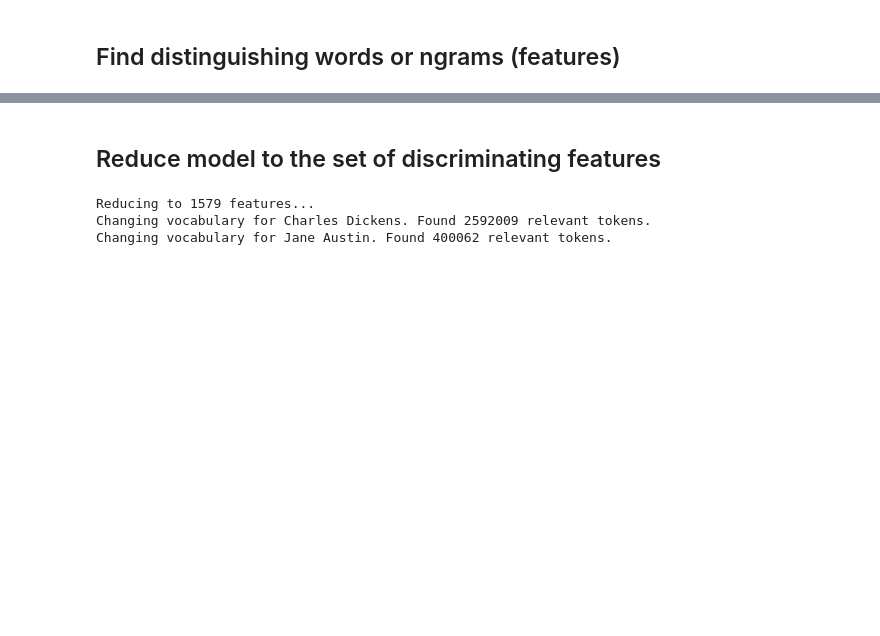
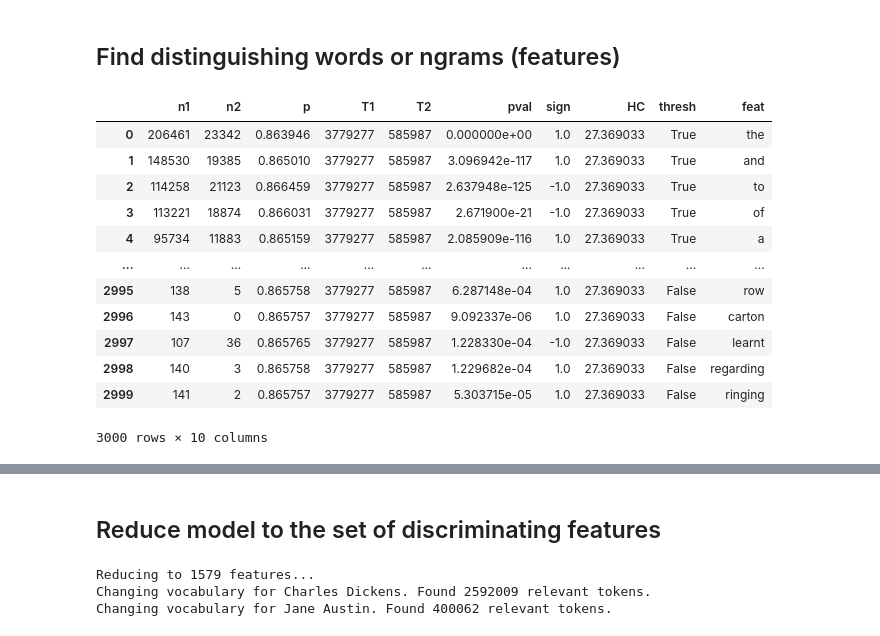
Before and after one commit to alonkipnis/AuthAttLib, a Jupyter notebook: Examples/AuthorshipAttribution_example.ipynb, the cells around one changed output, grey strips where cells are left out. Saved outputs shown, nothing was run; the diff lists cells and outputs as text; code cells hidden in the pictures; blank space fills up the shorter version.

```diff
--- a/Examples/AuthorshipAttribution_example.ipynb
+++ b/Examples/AuthorshipAttribution_example.ipynb
@@ -96,5 +94,21 @@ print(p)
 # %% [markdown]
 <H2>Find distinguishing words or ngrams (features)</H2>
+# %%
+df_pv
+# %% [output]
+|  | n1 | n2 | p | T1 | T2 | pval | sign | HC | thresh | feat |
+| 0 | 206461 | 23342 | 0.863946 | 3779277 | 585987 | 0.000000e+00 | 1.0 | 27.369033 | True | the |
+| 1 | 148530 | 19385 | 0.865010 | 3779277 | 585987 | 3.096942e-117 | 1.0 | 27.369033 | True | and |
+| 2 | 114258 | 21123 | 0.866459 | 3779277 | 585987 | 2.637948e-125 | -1.0 | 27.369033 | True | to |
+| 3 | 113221 | 18874 | 0.866031 | 3779277 | 585987 | 2.671900e-21 | -1.0 | 27.369033 | True | of |
+| 4 | 95734 | 11883 | 0.865159 | 3779277 | 585987 | 2.085909e-116 | 1.0 | 27.369033 | True | a |
+| ... | ... | ... | ... | ... | ... | ... | ... | ... | ... | ... |
+| 2995 | 138 | 5 | 0.865758 | 3779277 | 585987 | 6.287148e-04 | 1.0 | 27.369033 | False | row |
+| 2996 | 143 | 0 | 0.865757 | 3779277 | 585987 | 9.092337e-06 | 1.0 | 27.369033 | False | carton |
+| 2997 | 107 | 36 | 0.865765 | 3779277 | 585987 | 1.228330e-04 | -1.0 | 27.369033 | False | learnt |
+| 2998 | 140 | 3 | 0.865758 | 3779277 | 585987 | 1.229682e-04 | 1.0 | 27.369033 | False | regarding |
+| 2999 | 141 | 2 | 0.865757 | 3779277 | 585987 | 5.303715e-05 | 1.0 | 27.369033 | False | ringing |
+3000 rows × 10 columns
 # %%
 df_pv = model.two_author_test('Charles Dickens','Jane Austin', )
 
```
Also changed, not shown: parts of 10 cells of this notebook, 1 other file.
